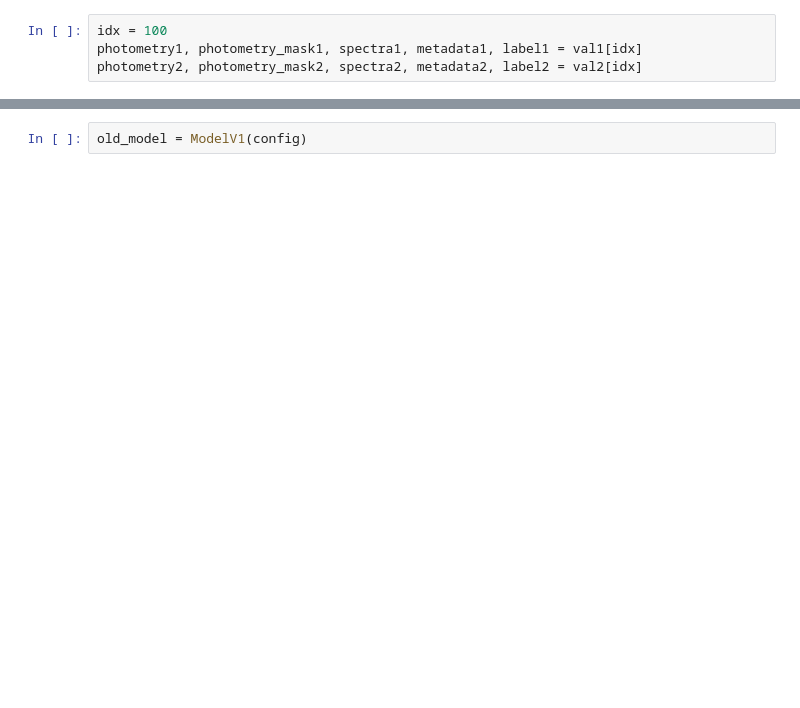
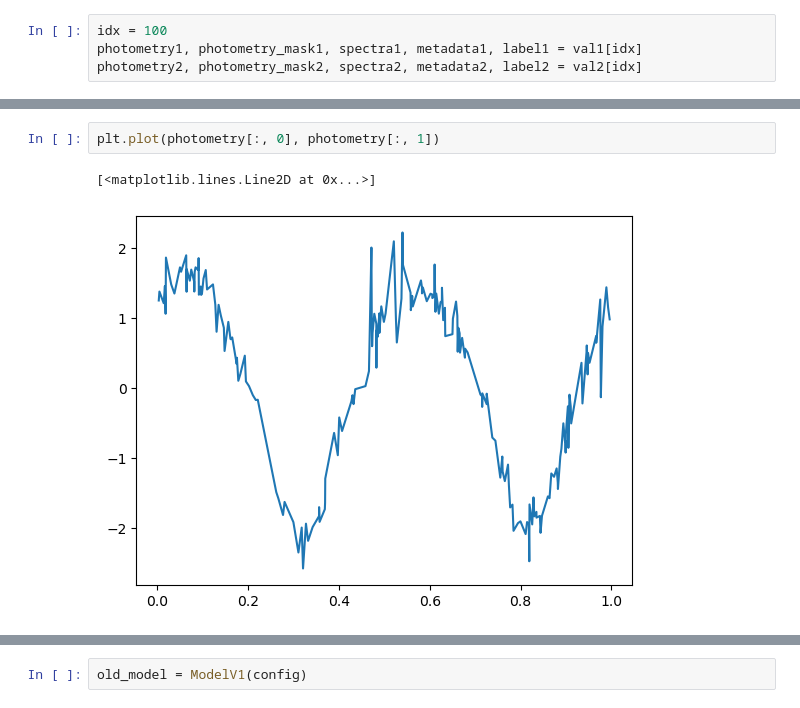
Before and after one commit to MeriDK/AstroM3, a Jupyter notebook: notebooks/023-test-refactor.ipynb, the cells around one changed output, grey strips where cells are left out. Saved outputs shown, nothing was run; the diff lists cells and outputs as text; blank space fills up the shorter version.

```diff
--- a/notebooks/023-test-refactor.ipynb
+++ b/notebooks/023-test-refactor.ipynb
@@ -152,0 +227,5 @@ np.array_equal(label1, label2)
+# %%
+plt.plot(photometry[:, 0], photometry[:, 1])
+# %% [output]
+[<matplotlib.lines.Line2D at 0x...>]
+[figure, added]
```
Also changed, not shown: parts of 51 cells of this notebook, 4 other files.
